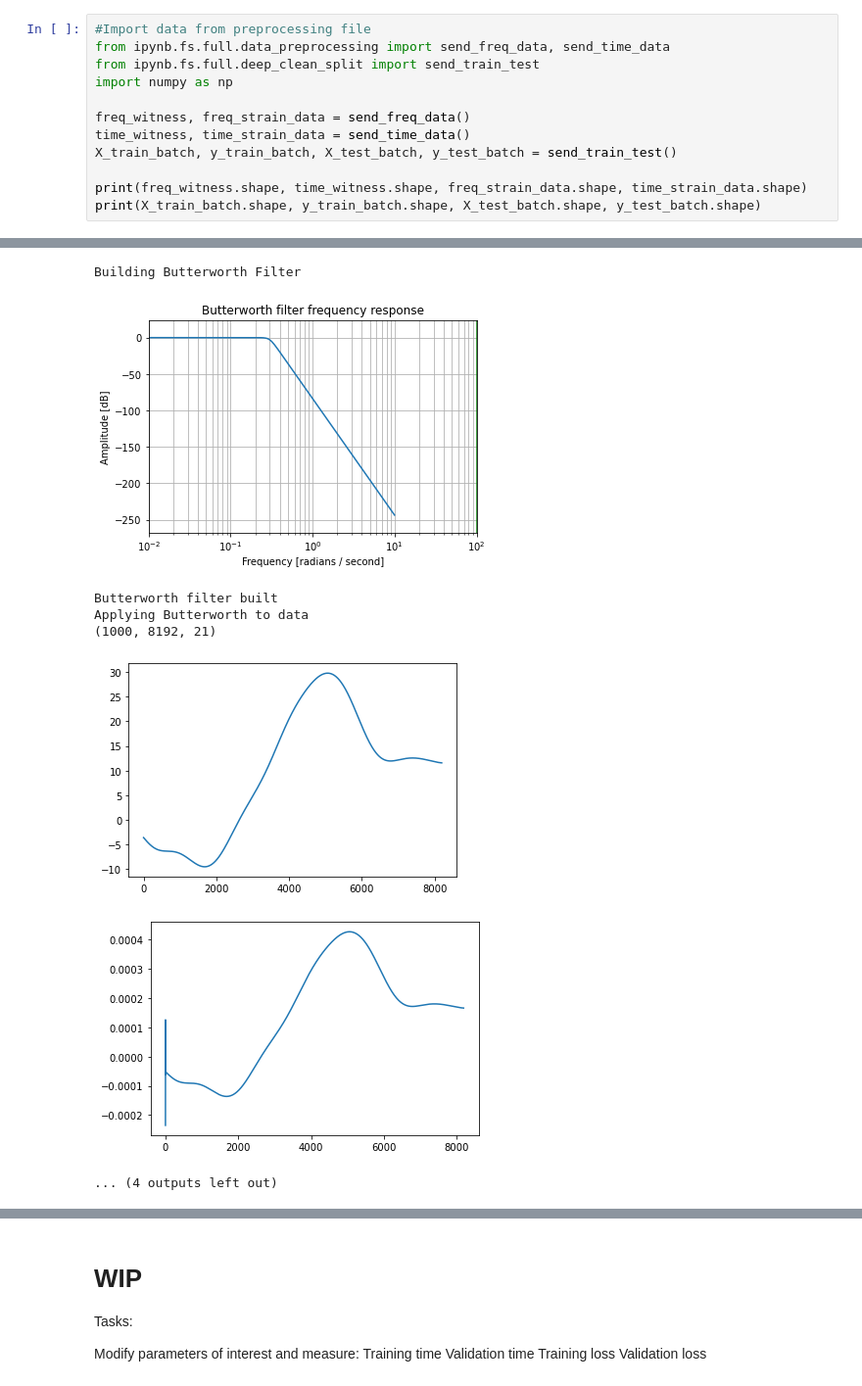
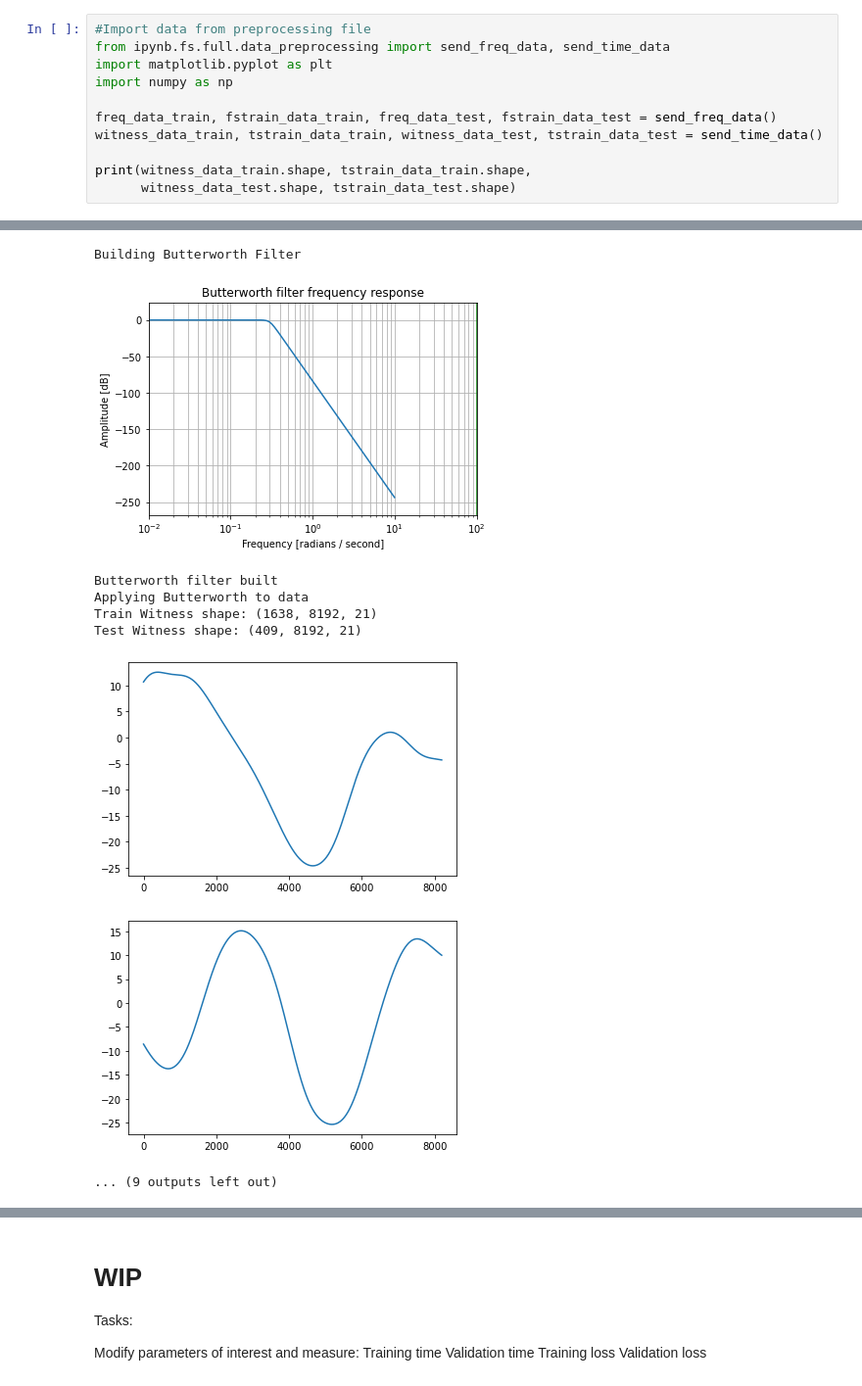
Before and after one commit to telmar3/PHYS139_FinalProject, a Jupyter notebook: cnn_model_w12.ipynb, the cells around one changed output, grey strips where cells are left out. Shown at 98% size. Drawn from its saved outputs; the diff is of its cells as text.

Commit message:
Added tf.test.is_gpu_available() to use GPU.
Renamed variables to match preprocessing and postprocessing.

Removed metric=accuracy from model.fit(), since we're not using a classification model.

```diff
--- a/cnn_model_w12.ipynb
+++ b/cnn_model_w12.ipynb
@@ -1,15 +19,14 @@
 # %%
 #Import data from preprocessing file
 from ipynb.fs.full.data_preprocessing import send_freq_data, send_time_data
-from ipynb.fs.full.deep_clean_split import send_train_test
+import matplotlib.pyplot as plt
 import numpy as np
 
-freq_witness, freq_strain_data = send_freq_data()
-time_witness, time_strain_data = send_time_data()
-X_train_batch, y_train_batch, X_test_batch, y_test_batch = send_train_test()
+freq_data_train, fstrain_data_train, freq_data_test, fstrain_data_test = send_freq_data()
+witness_data_train, tstrain_data_train, witness_data_test, tstrain_data_test = send_time_data()
 
-print(freq_witness.shape, time_witness.shape, freq_strain_data.shape, time_strain_data.shape)
-print(X_train_batch.shape, y_train_batch.shape, X_test_batch.shape, y_test_batch.shape)
+print(witness_data_train.shape, tstrain_data_train.shape,
+      witness_data_test.shape, tstrain_data_test.shape)
 # %% [output]
 (16781312, 21)
 (16781312,)
@@ -20,13 +43,14 @@ print(X_train_batch.shape, y_train_batch.shape, X_test_batch.shape, y_test_batch
 Finding pass-band frequencies via Cross Spectral Density Analysis
 [figure]
 Finding pass-band frequencies via Cross Spectral Density Analysis
 [figure]
 Building Butterworth Filter
 [figure]
 Butterworth filter built
 Applying Butterworth to data
-(1000, 8192, 21)
+Train Witness shape: (1638, 8192, 21)
+Test Witness shape: (409, 8192, 21)
-[figure, old version]
+[figure, new version]
-[figure, old version]
+[figure, new version]
-... (4 outputs left out)
+... (9 outputs left out)
 # %% [markdown]
```
Also changed, not shown: parts of 9 cells of this notebook.
